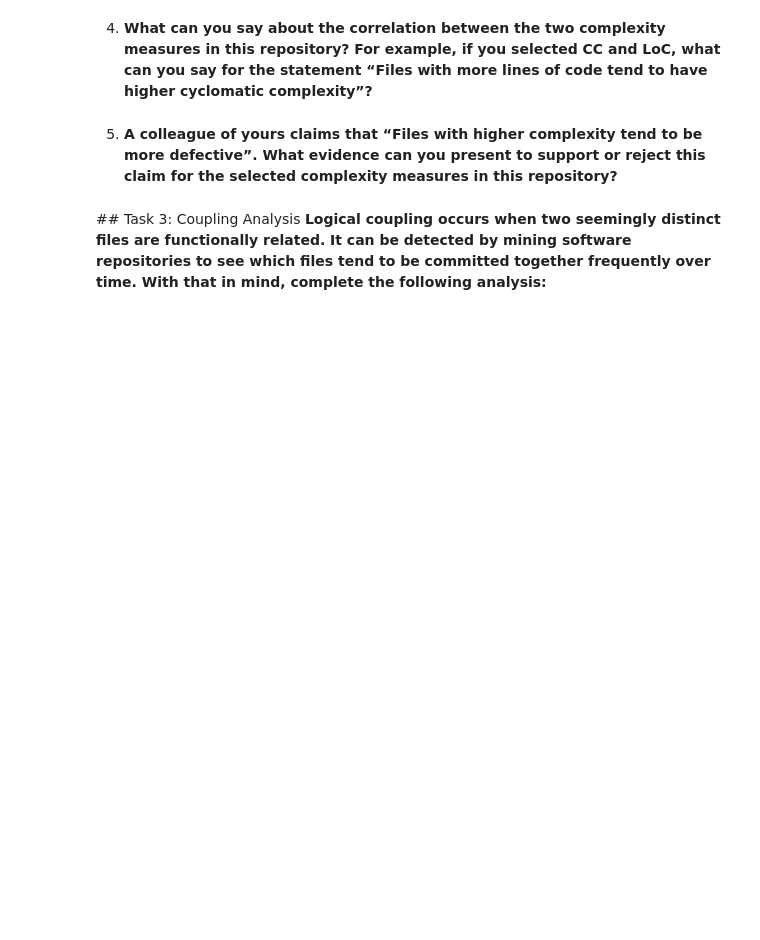
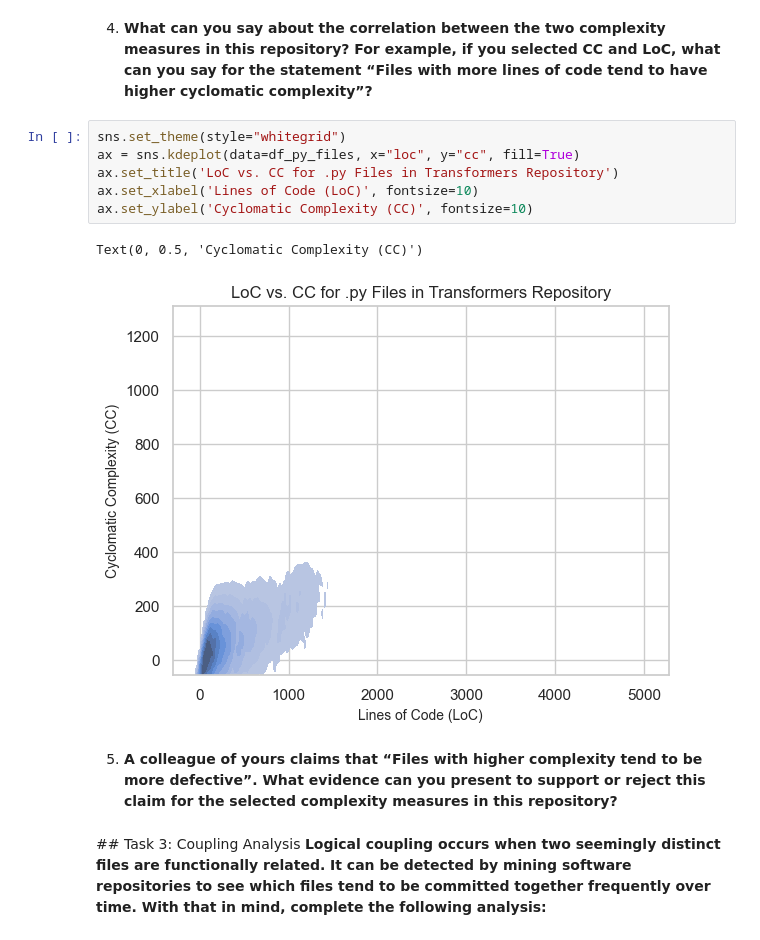
Before and after one commit to dominic-tobler/fss-group-dorech-FSS_SE_Sheet_1, a Jupyter notebook: sample.ipynb, the cells around one changed output. Drawn from its saved outputs; the diff is of its cells as text; blank space fills up the shorter version.

```diff
--- a/sample.ipynb
+++ b/sample.ipynb
@@ -247,5 +262,14 @@ df_py_files.tail(5)
 # %% [markdown]
 4. <b>What can you say about the correlation between the two complexity measures in this repository? For example, if you selected CC and LoC, what can you say for the statement “Files with more lines of code tend to have higher cyclomatic complexity”?</b>
+# %%
+sns.set_theme(style="whitegrid")
+ax = sns.kdeplot(data=df_py_files, x="loc", y="cc", fill=True)
+ax.set_title('LoC vs. CC for .py Files in Transformers Repository')
+ax.set_xlabel('Lines of Code (LoC)', fontsize=10)
+ax.set_ylabel('Cyclomatic Complexity (CC)', fontsize=10)
+# %% [output]
+Text(0, 0.5, 'Cyclomatic Complexity (CC)')
+[figure, added]
 # %% [markdown]
 5. <b>A colleague of yours claims that “Files with higher complexity tend to be more defective”. What evidence can you present to support or reject this claim for the selected complexity measures in this repository?</b>
 # %% [markdown]
```
Also changed, not shown: parts of 2 cells of this notebook.
